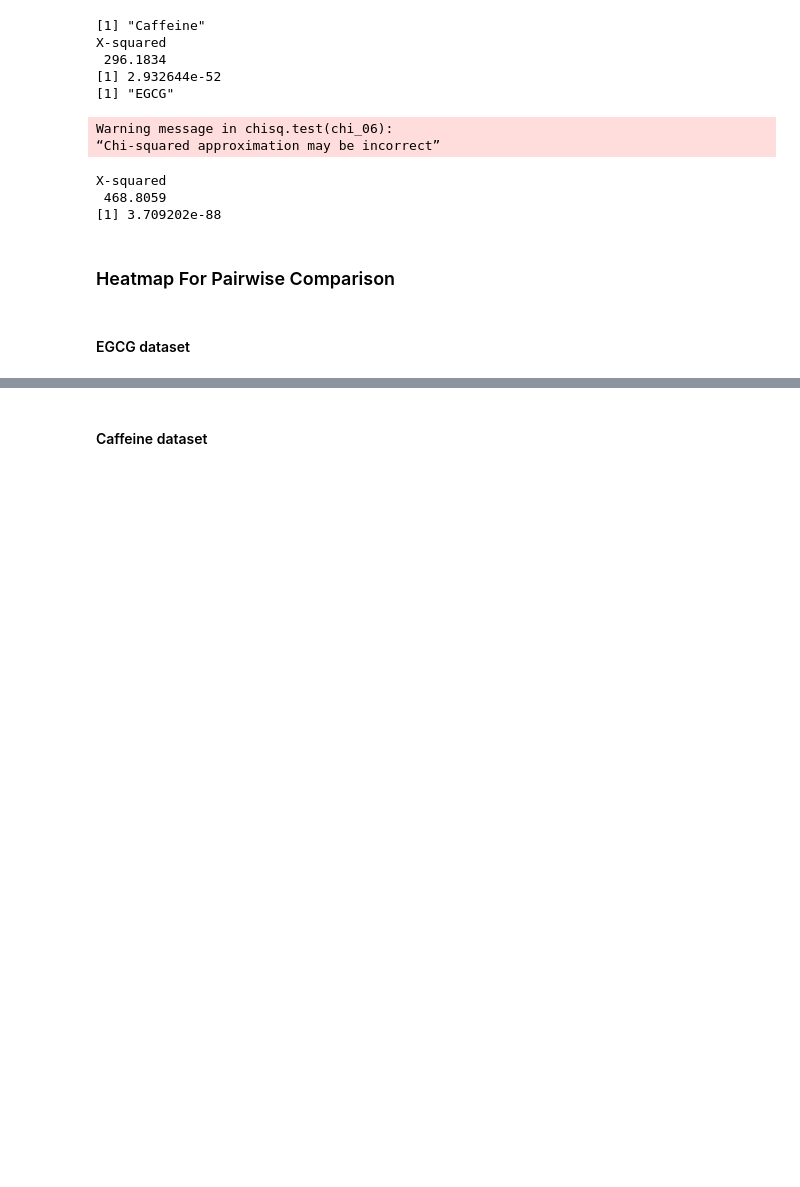
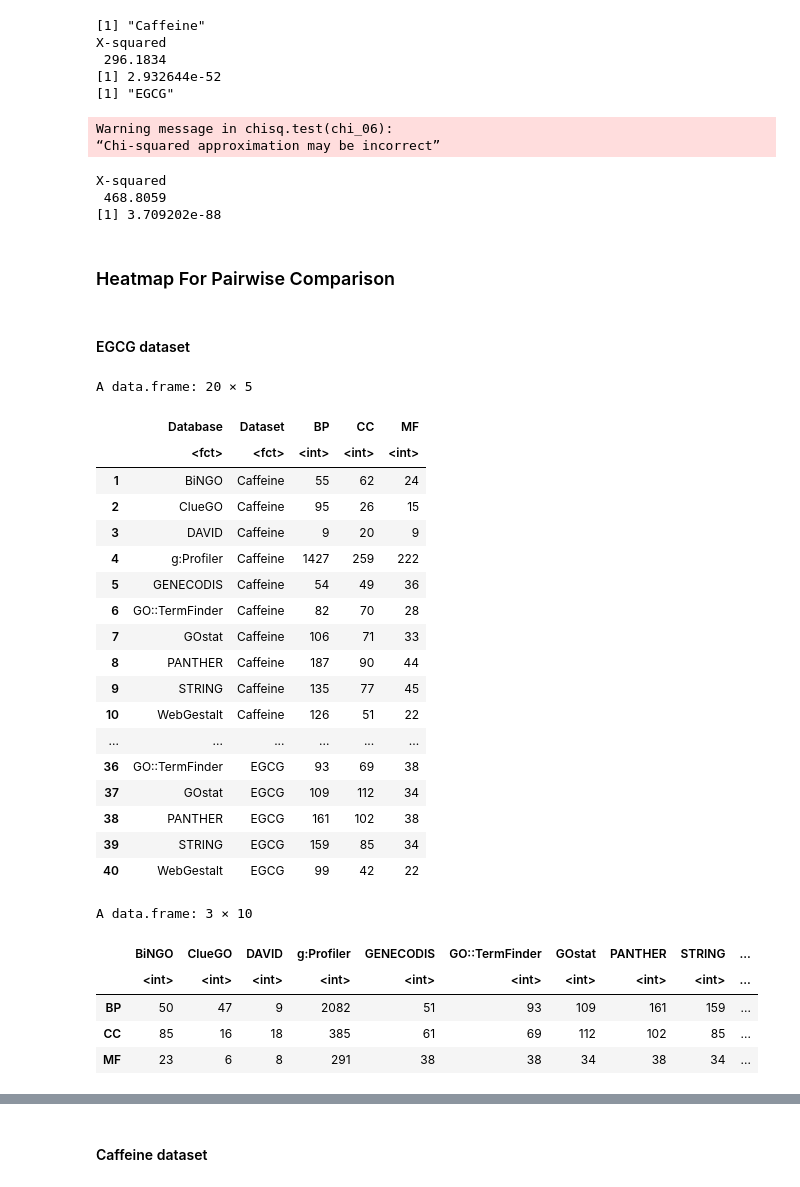
Before and after one commit to kittisaktaoma/GO-tools-comparsion, a Jupyter notebook: GO_tools_Comparison.ipynb, the cells around one changed output, grey strips where cells are left out. Saved outputs shown, nothing was run; the diff lists cells and outputs as text; code cells hidden in the pictures; blank space fills up the shorter version.

```diff
--- a/GO_tools_Comparison.ipynb
+++ b/GO_tools_Comparison.ipynb
@@ -357,10 +357,38 @@ X-squared
 #### EGCG dataset
 # %%
 
-x.01 <- chi_03 %>% filter(.,Dataset != "Caffeine Dataset") %>% dplyr::select(-Dataset)
+x.01 <- chi_03 %>% filter(.,Dataset != "Caffeine") %>% dplyr::select(-Dataset)
 x.02 <- t(x.01[,-1]) %>% as.data.frame
 df_name <- x.01[1] %>% unlist()
 names(x.02) <- df_name
+chi_03
+x.02
+# %% [output]
+A data.frame: 20 × 5
+|  | Database | Dataset | BP | CC | MF |
+|  | <fct> | <fct> | <int> | <int> | <int> |
+| 1 | BiNGO | Caffeine | 55 | 62 | 24 |
+| 2 | ClueGO | Caffeine | 95 | 26 | 15 |
+| 3 | DAVID | Caffeine | 9 | 20 | 9 |
+| 4 | g:Profiler | Caffeine | 1427 | 259 | 222 |
+| 5 | GENECODIS | Caffeine | 54 | 49 | 36 |
+| 6 | GO::TermFinder | Caffeine | 82 | 70 | 28 |
+| 7 | GOstat | Caffeine | 106 | 71 | 33 |
+| 8 | PANTHER | Caffeine | 187 | 90 | 44 |
+| 9 | STRING | Caffeine | 135 | 77 | 45 |
+| 10 | WebGestalt | Caffeine | 126 | 51 | 22 |
+| ... | ... | ... | ... | ... | ... |
+| 36 | GO::TermFinder | EGCG | 93 | 69 | 38 |
+| 37 | GOstat | EGCG | 109 | 112 | 34 |
+| 38 | PANTHER | EGCG | 161 | 102 | 38 |
+| 39 | STRING | EGCG | 159 | 85 | 34 |
+| 40 | WebGestalt | EGCG | 99 | 42 | 22 |
+A data.frame: 3 × 10
+|  | BiNGO | ClueGO | DAVID | g:Profiler | GENECODIS | GO::TermFinder | GOstat | PANTHER | STRING | ... |
+|  | <int> | <int> | <int> | <int> | <int> | <int> | <int> | <int> | <int> | ... |
+| BP | 50 | 47 | 9 | 2082 | 51 | 93 | 109 | 161 | 159 | ... |
+| CC | 85 | 16 | 18 | 385 | 61 | 69 | 112 | 102 | 85 | ... |
+| MF | 23 | 6 | 8 | 291 | 38 | 38 | 34 | 38 | 34 | ... |
 # %%
 # initialization
 out_list <- list()
```
Also changed, not shown: parts of 5 cells of this notebook.
